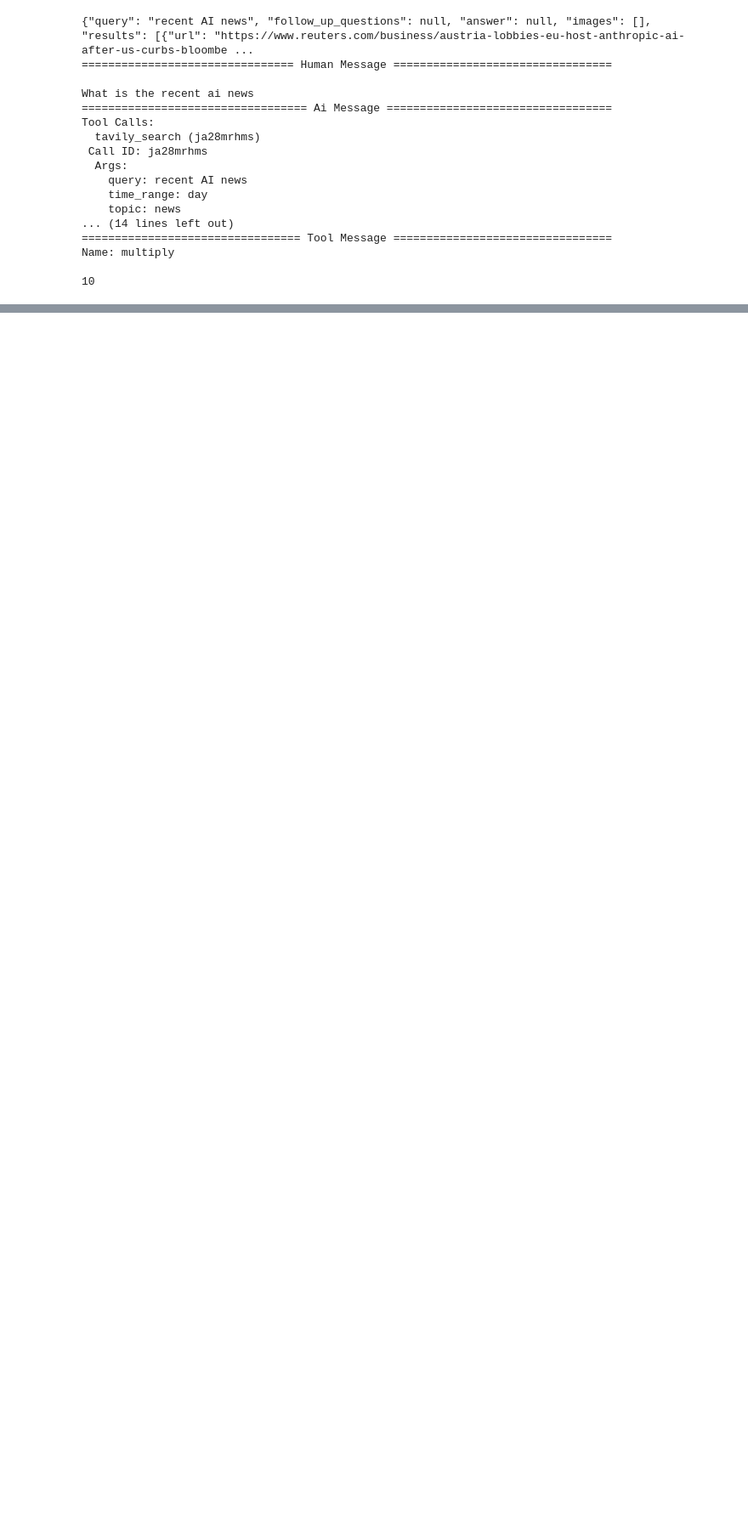
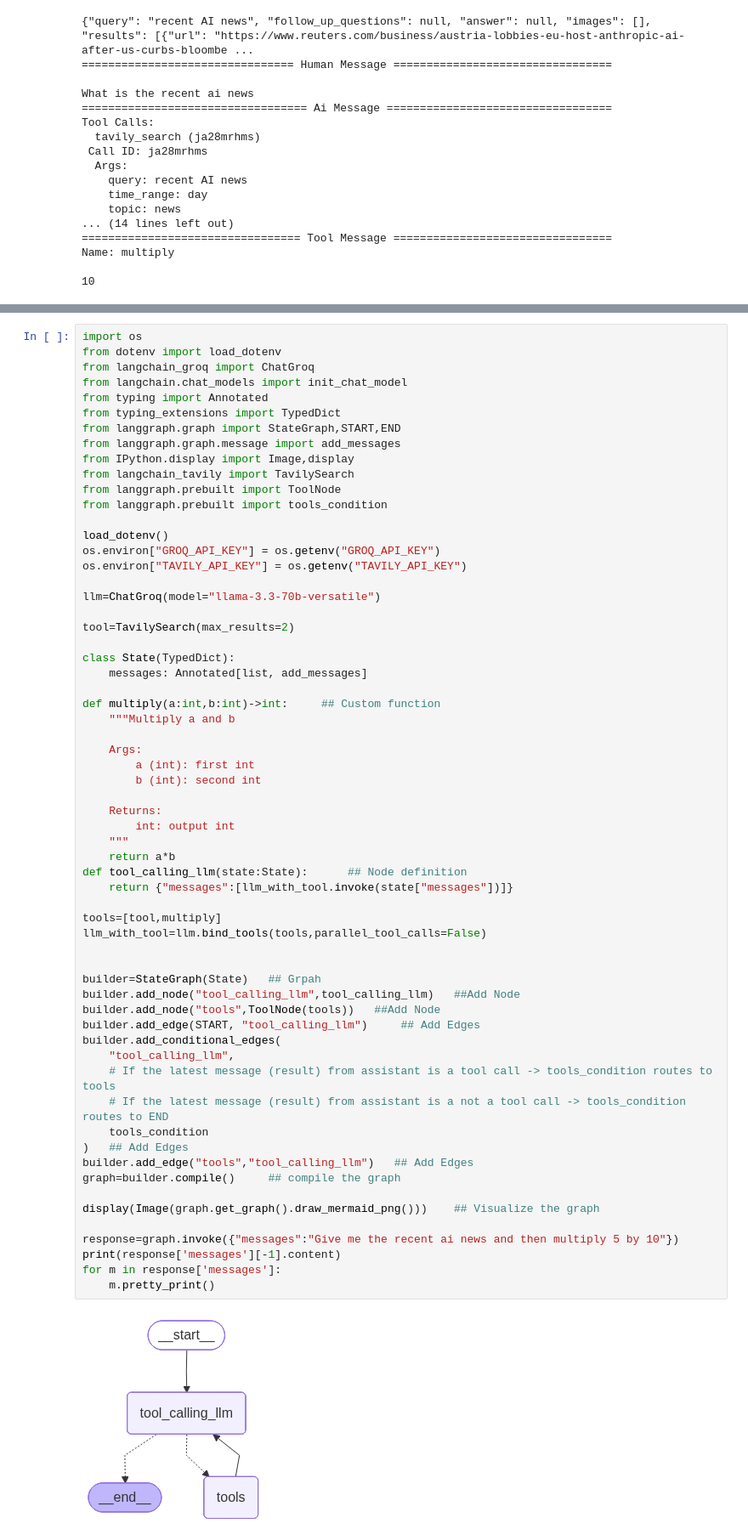
Before and after one commit to k-saravanan-2006/AI_agent_bot, a Jupyter notebook: updatedlangchain/langgrapg-notes.ipynb, the cells around one changed output, grey strips where cells are left out. Shown at 85% size. Drawn from its saved outputs; the diff is of its cells as text; blank space fills up the shorter version.

Commit message:
chatbot with multiple tool at once

```diff
--- a/updatedlangchain/langgrapg-notes.ipynb
+++ b/updatedlangchain/langgrapg-notes.ipynb
@@ -134,0 +137,64 @@ Name: multiply
+# %%
+import os
+from dotenv import load_dotenv
+from langchain_groq import ChatGroq
+from langchain.chat_models import init_chat_model
+from typing import Annotated
+from typing_extensions import TypedDict
+from langgraph.graph import StateGraph,START,END
+from langgraph.graph.message import add_messages
+from IPython.display import Image,display
+from langchain_tavily import TavilySearch
+from langgraph.prebuilt import ToolNode
+from langgraph.prebuilt import tools_condition
+
+load_dotenv()
+os.environ["GROQ_API_KEY"] = os.getenv("GROQ_API_KEY")
+os.environ["TAVILY_API_KEY"] = os.getenv("TAVILY_API_KEY")
+
+llm=ChatGroq(model="llama-3.3-70b-versatile")
+
+tool=TavilySearch(max_results=2)
+
+class State(TypedDict):
+    messages: Annotated[list, add_messages]
+
+def multiply(a:int,b:int)->int:     ## Custom function
+    """Multiply a and b
+
+    Args:
+        a (int): first int
+        b (int): second int
+
+    Returns:
+        int: output int
+    """
+    return a*b
+def tool_calling_llm(state:State):      ## Node definition
+    return {"messages":[llm_with_tool.invoke(state["messages"])]}
+
+tools=[tool,multiply]
+llm_with_tool=llm.bind_tools(tools,parallel_tool_calls=False)
+
+
+builder=StateGraph(State)   ## Grpah
+builder.add_node("tool_calling_llm",tool_calling_llm)   ##Add Node
+builder.add_node("tools",ToolNode(tools))   ##Add Node
+builder.add_edge(START, "tool_calling_llm")     ## Add Edges
+builder.add_conditional_edges(
+    "tool_calling_llm",
+    # If the latest message (result) from assistant is a tool call -> tools_condition routes to tools
+    # If the latest message (result) from assistant is a not a tool call -> tools_condition routes to END
+    tools_condition
+)   ## Add Edges
+builder.add_edge("tools","tool_calling_llm")   ## Add Edges
+graph=builder.compile()     ## compile the graph
+
+display(Image(graph.get_graph().draw_mermaid_png()))    ## Visualize the graph
+
+response=graph.invoke({"messages":"Give me the recent ai news and then multiply 5 by 10"})
+print(response['messages'][-1].content)
+for m in response['messages']:
+    m.pretty_print()
+# %% [output]
+[figure, added]
```
Also changed, not shown: parts of 2 cells of this notebook.
